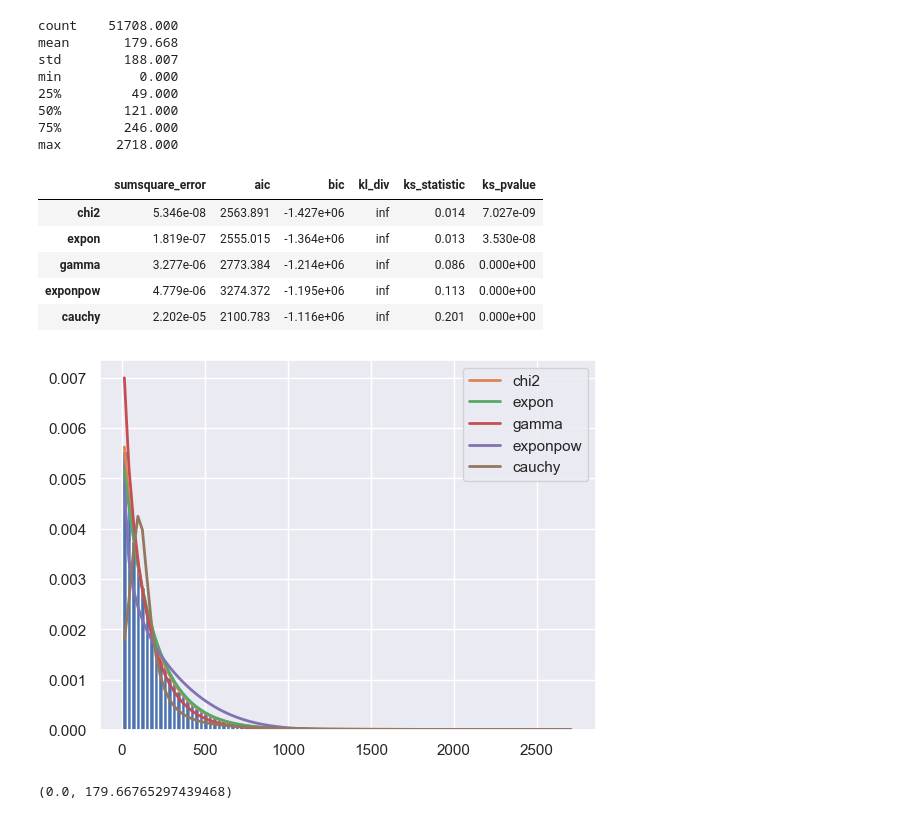
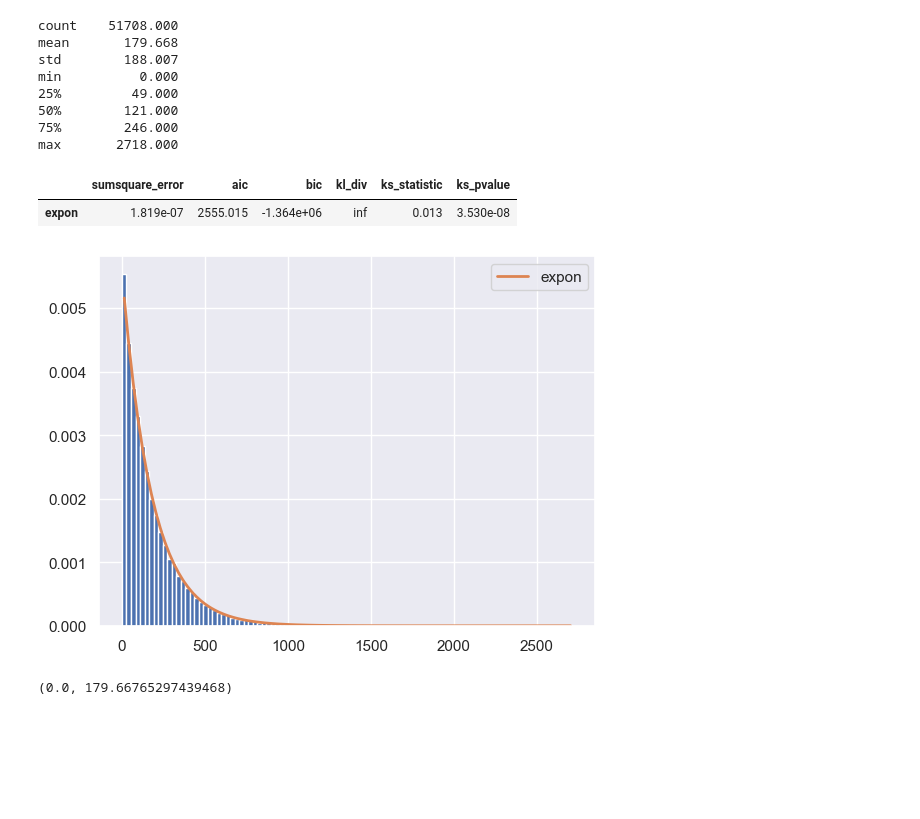
Before and after one commit to lucasgmalheiros/projeto-simulacao, a Jupyter notebook: apresentacao/dados_projeto_final.ipynb, the cells around one changed output. Cells and saved outputs as stored; diff of their text form; code cells hidden in the pictures; blank space fills up the shorter version.

Commit message:
Imagens apresentacao

```diff
--- a/apresentacao/dados_projeto_final.ipynb
+++ b/apresentacao/dados_projeto_final.ipynb
@@ -515,17 +514,13 @@ min          0.000
 max       2718.000
 # %%
 arrival_times = df["arrival_time_diff"].values
-f = Fitter(arrival_times, distributions=get_common_distributions())
+f = Fitter(arrival_times, distributions="expon")
 f.fit()
 f.summary()
 # %% [output]
 |  | sumsquare_error | aic | bic | kl_div | ks_statistic | ks_pvalue |
-| chi2 | 5.346e-08 | 2563.891 | -1.427e+06 | inf | 0.014 | 7.027e-09 |
 | expon | 1.819e-07 | 2555.015 | -1.364e+06 | inf | 0.013 | 3.530e-08 |
-| gamma | 3.277e-06 | 2773.384 | -1.214e+06 | inf | 0.086 | 0.000e+00 |
-| exponpow | 4.779e-06 | 3274.372 | -1.195e+06 | inf | 0.113 | 0.000e+00 |
-| cauchy | 2.202e-05 | 2100.783 | -1.116e+06 | inf | 0.201 | 0.000e+00 |
-[figure, old version]
+[figure, new version]
 # %%
 # Fit exponencial para tempos entre chegadas
 f.fitted_param['expon']
```
Also changed, not shown: parts of 48 cells of this notebook, 3 other files.
